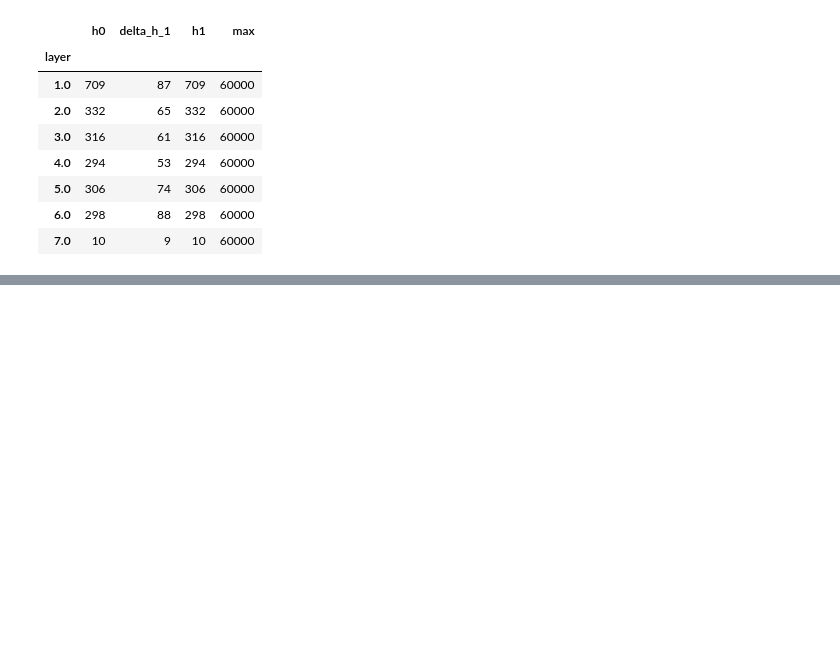
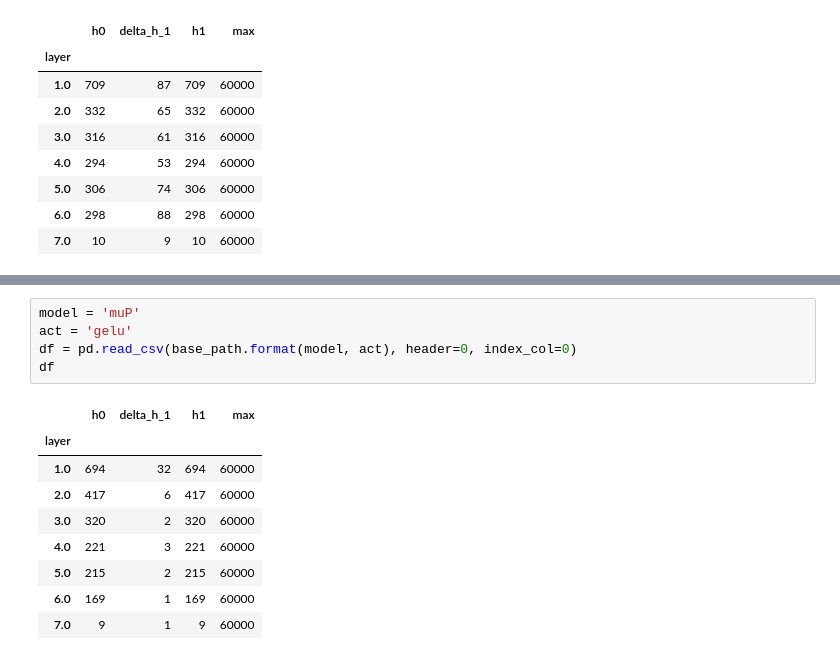
Before and after one commit to karl-hajjar/wide-networks, a Jupyter notebook: pytorch/notebooks/abc_parameterizations/debug-ipllr/ranks-muP-acts.ipynb, the cells around one changed output, grey strips where cells are left out. Drawn from its saved outputs; the diff is of its cells as text; blank space fills up the shorter version.

```diff
--- a/pytorch/notebooks/abc_parameterizations/debug-ipllr/ranks-muP-acts.ipynb
+++ b/pytorch/notebooks/abc_parameterizations/debug-ipllr/ranks-muP-acts.ipynb
@@ -344,0 +362,15 @@ avg_max_acts_diversity_df
+# %%
+model = 'muP'
+act = 'gelu'
+df = pd.read_csv(base_path.format(model, act), header=0, index_col=0)
+df
+# %% [output]
+|  | h0 | delta_h_1 | h1 | max |
+| layer |  |  |  |  |
+| 1.0 | 694 | 32 | 694 | 60000 |
+| 2.0 | 417 | 6 | 417 | 60000 |
+| 3.0 | 320 | 2 | 320 | 60000 |
+| 4.0 | 221 | 3 | 221 | 60000 |
+| 5.0 | 215 | 2 | 215 | 60000 |
+| 6.0 | 169 | 1 | 169 | 60000 |
+| 7.0 | 9 | 1 | 9 | 60000 |
```
Also changed, not shown: parts of 29 cells of this notebook, 8 other files.
